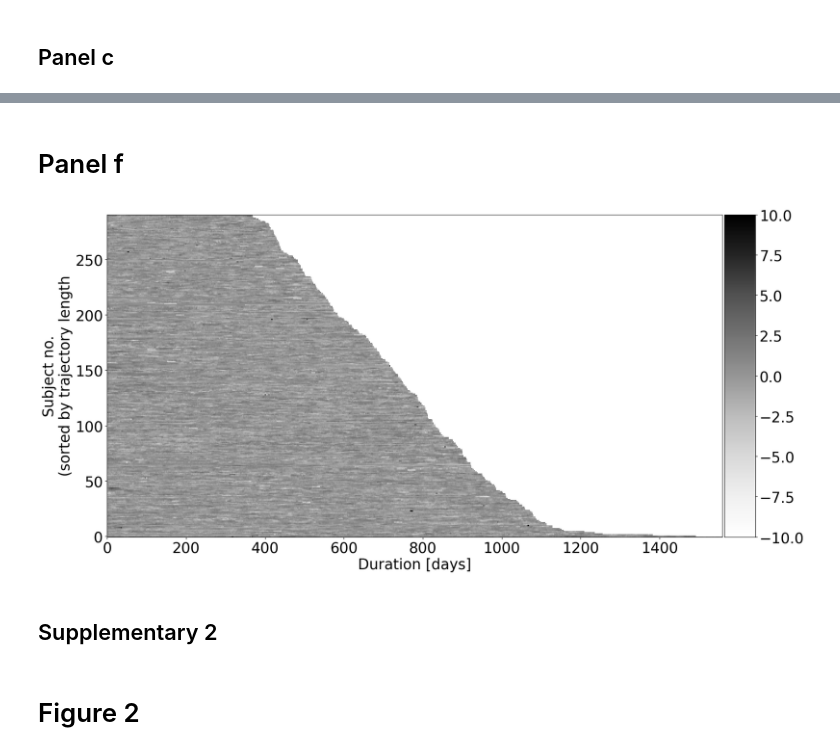
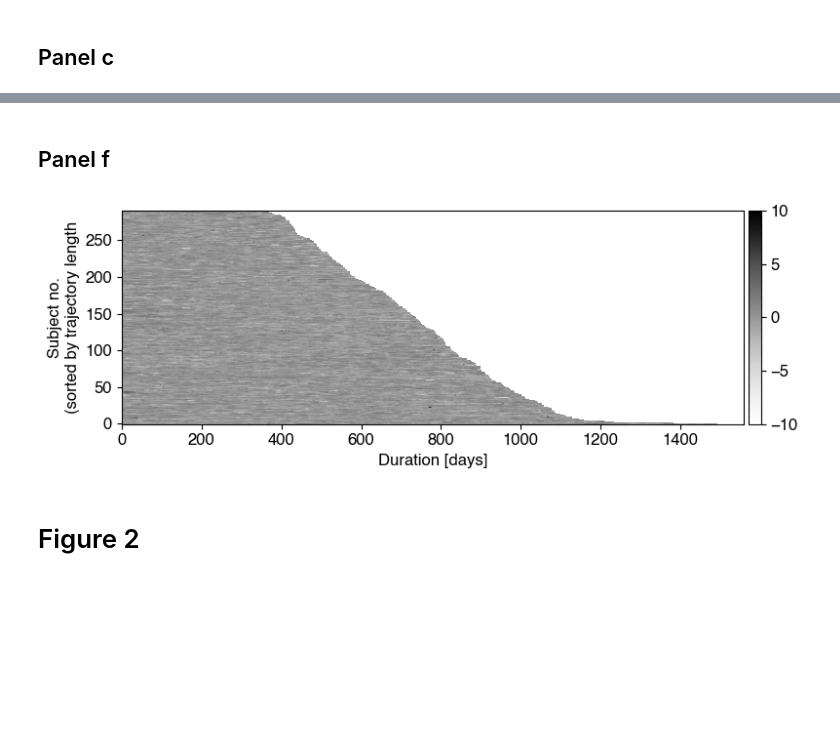
Before and after one commit to codelableidenvelux/ML_Age_Trajectory_2023, a Jupyter notebook: Figures.ipynb, the cells around one changed output, grey strips where cells are left out. Saved outputs shown, nothing was run; the diff lists cells and outputs as text; code cells hidden in the pictures; blank space fills up the shorter version.

```diff
--- a/Figures.ipynb
+++ b/Figures.ipynb
@@ -216,0 +249,18 @@ See train_MLAGE_model.ipynb 5.1
+# %%
+data = pkl.load(open('figure_1_panel_d.pkl', 'rb'))
+all_pred = data['all_pred']
+all_true = data['all_true']
+
+fig, _ax = plt.subplots(1,1,figsize=(2.7, 1.7))
+
+_ax.set_ylabel('Age [years]')
+
+_idx = np.argsort(all_true)
+_ax.plot(all_true[_idx], 'o', c='k', markersize=1)
+_ax.plot(all_pred[_idx], '.', c='darkorchid', alpha=0.2, markersize=1)
+
+_ax.spines['right'].set_visible(False)
+_ax.spines['top'].set_visible(False)
+
+_ax.set_xlabel('Sample No.\n(sorted by age)')
+plt.savefig('./figures/figure_1_panel_d.pdf', transparent=True)
@@ -219,0 +305,11 @@ See train_MLAGE_model.ipynb 7.1
+# %%
+for i, _idx in enumerate(idxs) :
+    fig, ax = plt.subplots(1,1,figsize=(1.5, 1.6))
+    axt.plot([_idx, _idx], [np.min(preds) - 2, np.max(preds) + 2], '--k', linewidth=1)
+
+    # taps
+    jd1b = ax
+    full_inp = inp.values[_idx, :2500]
+
+    plot_JID(10 ** full_inp.reshape(50, 50), jd1b)
+    plt.savefig(f'./figures/figure_1_panel_e_sub{_idx}.pdf', transparent=True)
@@ -220,31 +322,31 @@ See train_MLAGE_model.ipynb 7.1
 # %% [markdown]
-# Panel f
+## Panel f
 # %%
 NORM = loadmat('all_age_pred_21d_30_11_2023.mat')
 traj = np.squeeze(NORM['all_preds'])
 n_sub = len(traj)
 lens = [len(np.squeeze(a)) for a in traj]
 idx = np.argsort(lens)
 
 all_traj = np.zeros((n_sub, max(lens))) * np.nan
 
 for i, t in enumerate(traj[idx]):
     _t = np.squeeze(t)
     all_traj[n_sub - i - 1, :len(_t)] = zscore(_t)
 
-fig, ax = plt.subplots(1,1, figsize=(20, 10))
+fig, ax = plt.subplots(1,1, figsize=(8, 3))
 im = ax.imshow(all_traj, cmap='Greys', aspect='auto', vmin=-10, vmax=10)
 ax.invert_yaxis()
 divider = make_axes_locatable(ax)
-cax = divider.append_axes("right", size="5%", pad=0.05)
+cax = divider.append_axes("right", size="2%", pad=0.05)
+cax.set_ylabel('z-scored age (a.u.)')
 plt.colorbar(im, cax=cax)
 ax.set_xlabel('Duration [days]')
 ax.set_ylabel('Subject no.\n(sorted by trajectory length')
-plt.savefig('./figures/figure_1_panel_f.pdf')
+plt.tight_layout()
+plt.savefig('./figures/figure_1_panel_f.pdf', transparent=True)
 # %% [output]
-[figure, old version]
+[figure, new version]
-# %% [markdown]
-## Supplementary 2
 # %% [markdown]
 # Figure 2
 # %% [markdown]
```
Also changed, not shown: parts of 37 cells of this notebook, 6 other files.
